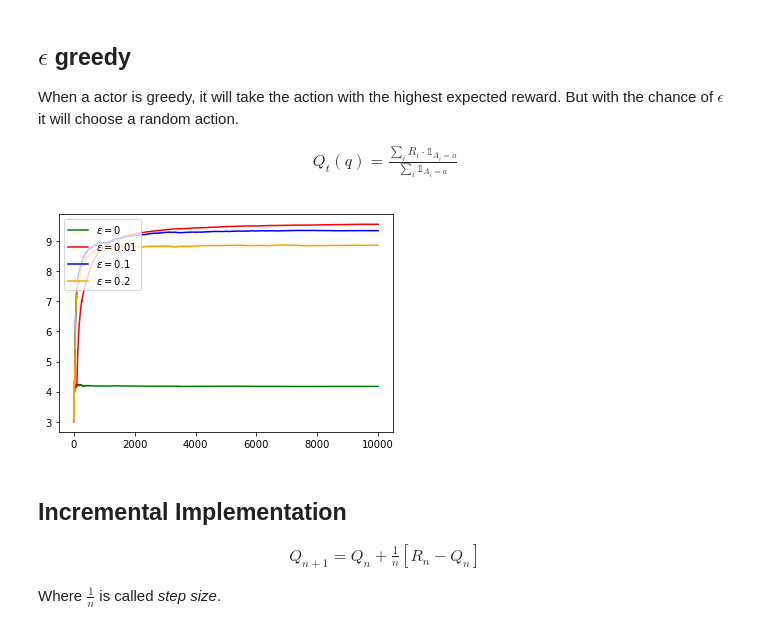
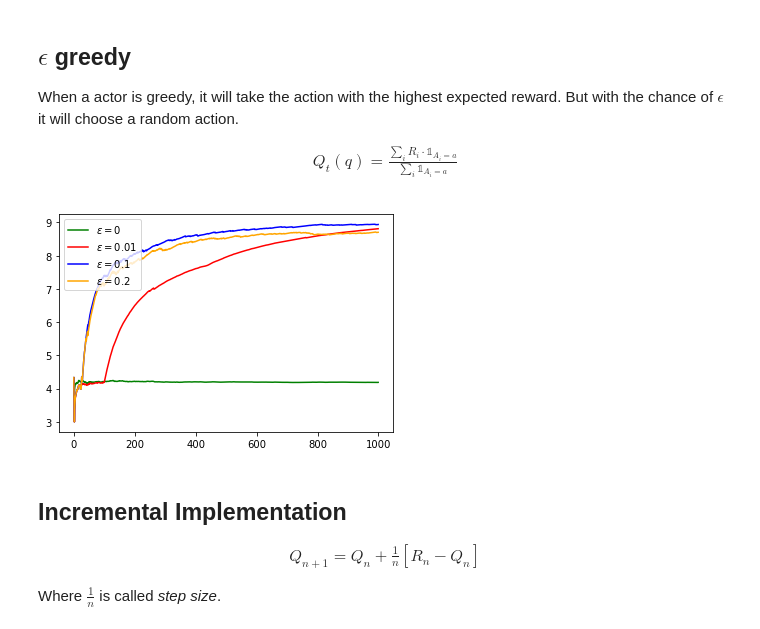
Before and after one commit to lochbrunner/reinforcement_learning, a Jupyter notebook: chapter_2/multiarmed_bandits.ipynb, the cells around one changed output. Saved outputs shown, nothing was run; the diff lists cells and outputs as text; code cells hidden in the pictures.

```diff
--- a/chapter_2/multiarmed_bandits.ipynb
+++ b/chapter_2/multiarmed_bandits.ipynb
@@ -129,25 +129,25 @@ multi_armed_bandit = MultiArmedBandit(K)
 # %%
 import matplotlib.pyplot as plt
 
 greedies = {'green': 0, 'red': 0.01, 'blue': 0.1, 'orange': 0.2}
-STEPS = 10000
+STEPS = 1000
 x = range(STEPS)
 
 for color, epsilon in greedies.items():
     multi_armed_bandit.reset()
     actor = BanditActor(K, multi_armed_bandit, epsilon)
 
     y = []
     for _ in x:
         actor()
         y.append(actor.mean_reward)
 
     plt.plot(x, y, color=color, label=f'$\epsilon = {epsilon}$')
 
 plt.legend(loc='upper left')
 plt.show()
 # %% [output]
-[figure, old version]
+[figure, new version]
 # %% [markdown]
 ## Incremental Implementation
 
```
Also changed, not shown: parts of 10 cells of this notebook.
